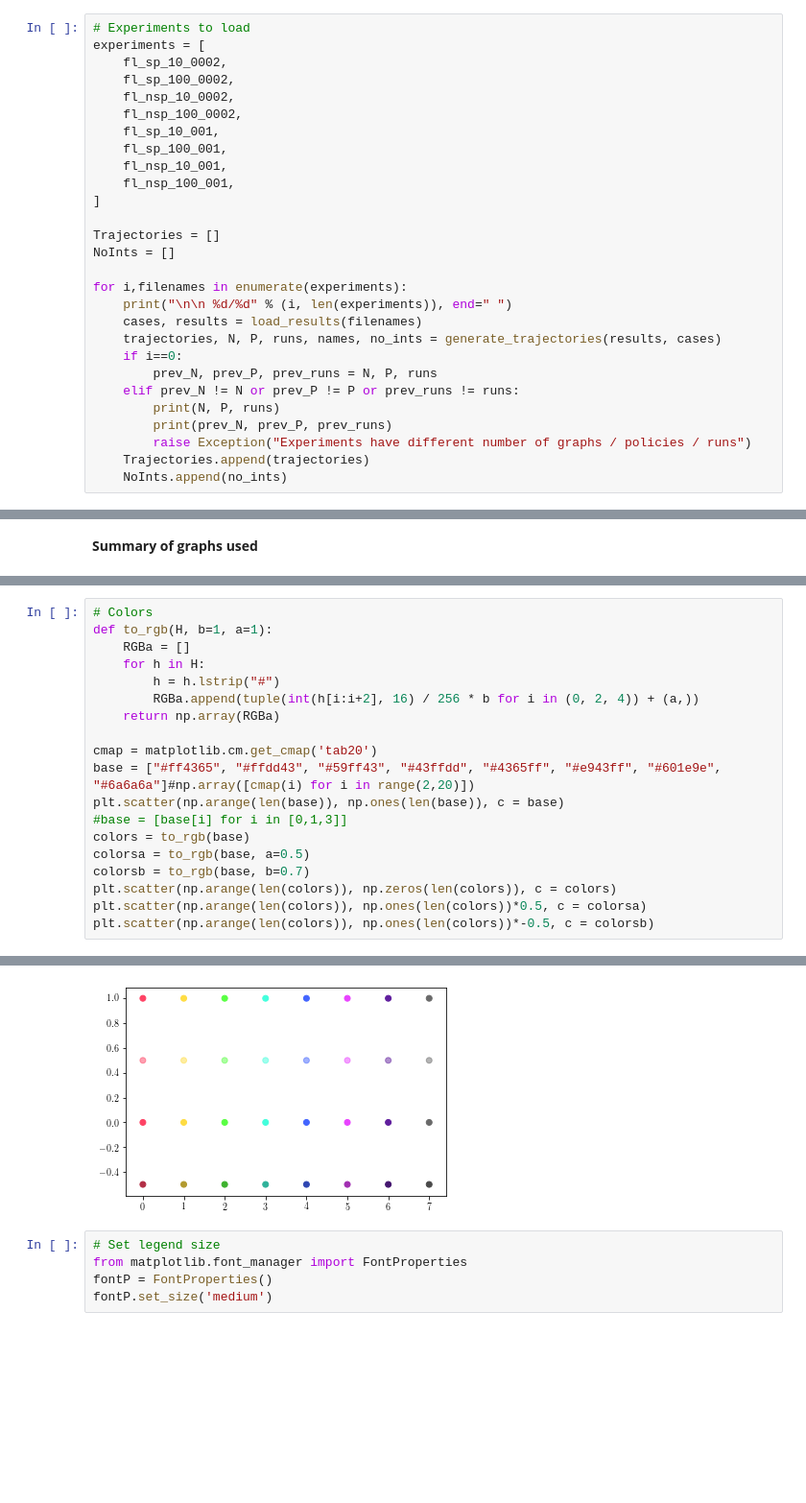
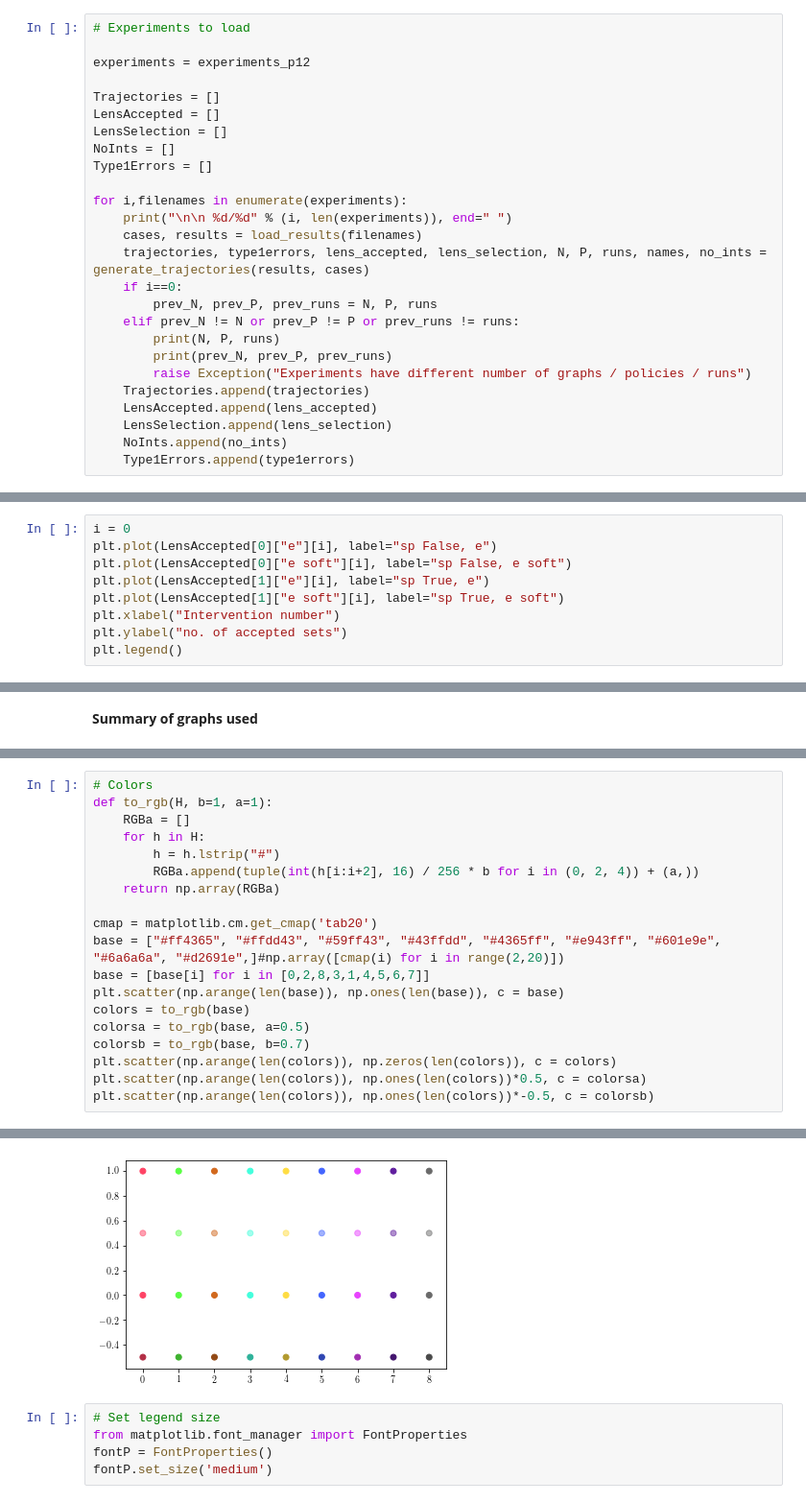
Before and after one commit to juangamella/aicp, a Jupyter notebook: plots_testing.ipynb, the cells around one changed output, grey strips where cells are left out. Shown at 96% size. Drawn from its saved outputs; the diff is of its cells as text; blank space fills up the shorter version.

```diff
--- a/plots_testing.ipynb
+++ b/plots_testing.ipynb
@@ -114,23 +135,18 @@ def generate_trajectories(results, cases):
 # %%
 # Experiments to load
-experiments = [
-    fl_sp_10_0002,
-    fl_sp_100_0002,
-    fl_nsp_10_0002,
-    fl_nsp_100_0002,
-    fl_sp_10_001,
-    fl_sp_100_001,
-    fl_nsp_10_001,
-    fl_nsp_100_001,
-]
+
+experiments = experiments_p12
 
 Trajectories = []
+LensAccepted = []
+LensSelection = []
 NoInts = []
+Type1Errors = []
 
 for i,filenames in enumerate(experiments):
     print("\n\n %d/%d" % (i, len(experiments)), end=" ")
     cases, results = load_results(filenames)
-    trajectories, N, P, runs, names, no_ints = generate_trajectories(results, cases)
+    trajectories, type1errors, lens_accepted, lens_selection, N, P, runs, names, no_ints = generate_trajectories(results, cases)
     if i==0:
         prev_N, prev_P, prev_runs = N, P, runs
     elif prev_N != N or prev_P != P or prev_runs != runs:
@@ -138,5 +154,8 @@ for i,filenames in enumerate(experiments):
         print(prev_N, prev_P, prev_runs)
         raise Exception("Experiments have different number of graphs / policies / runs")
     Trajectories.append(trajectories)
+    LensAccepted.append(lens_accepted)
+    LensSelection.append(lens_selection)
     NoInts.append(no_ints)
+    Type1Errors.append(type1errors)
 # %% [output]
@@ -159,0 +181,9 @@ Processing results for markov + e + r policy done
+# %%
+i = 0
+plt.plot(LensAccepted[0]["e"][i], label="sp False, e")
+plt.plot(LensAccepted[0]["e soft"][i], label="sp False, e soft")
+plt.plot(LensAccepted[1]["e"][i], label="sp True, e")
+plt.plot(LensAccepted[1]["e soft"][i], label="sp True, e soft")
+plt.xlabel("Intervention number")
+plt.ylabel("no. of accepted sets")
+plt.legend()
@@ -189,25 +233,25 @@ print("%d graphs in total" % N)
 # %%
 # Colors
 def to_rgb(H, b=1, a=1):
     RGBa = []
     for h in H:
         h = h.lstrip("#")
         RGBa.append(tuple(int(h[i:i+2], 16) / 256 * b for i in (0, 2, 4)) + (a,))
     return np.array(RGBa)
 
 cmap = matplotlib.cm.get_cmap('tab20')
-base = ["#ff4365", "#ffdd43", "#59ff43", "#43ffdd", "#4365ff", "#e943ff", "#601e9e", "#6a6a6a"]#np.array([cmap(i) for i in range(2,20)])
+base = ["#ff4365", "#ffdd43", "#59ff43", "#43ffdd", "#4365ff", "#e943ff", "#601e9e", "#6a6a6a", "#d2691e",]#np.array([cmap(i) for i in range(2,20)])
+base = [base[i] for i in [0,2,8,3,1,4,5,6,7]]
 plt.scatter(np.arange(len(base)), np.ones(len(base)), c = base)
-#base = [base[i] for i in [0,1,3]]
 colors = to_rgb(base)
 colorsa = to_rgb(base, a=0.5)
 colorsb = to_rgb(base, b=0.7)
 plt.scatter(np.arange(len(colors)), np.zeros(len(colors)), c = colors)
 plt.scatter(np.arange(len(colors)), np.ones(len(colors))*0.5, c = colorsa)
 plt.scatter(np.arange(len(colors)), np.ones(len(colors))*-0.5, c = colorsb)
 # %% [output]
 <matplotlib.collections.PathCollection at 0x...>
-[figure, old version]
+[figure, new version]
 # %%
 # Set legend size
 from matplotlib.font_manager import FontProperties
```
Also changed, not shown: parts of 23 cells of this notebook, 2 other files.
